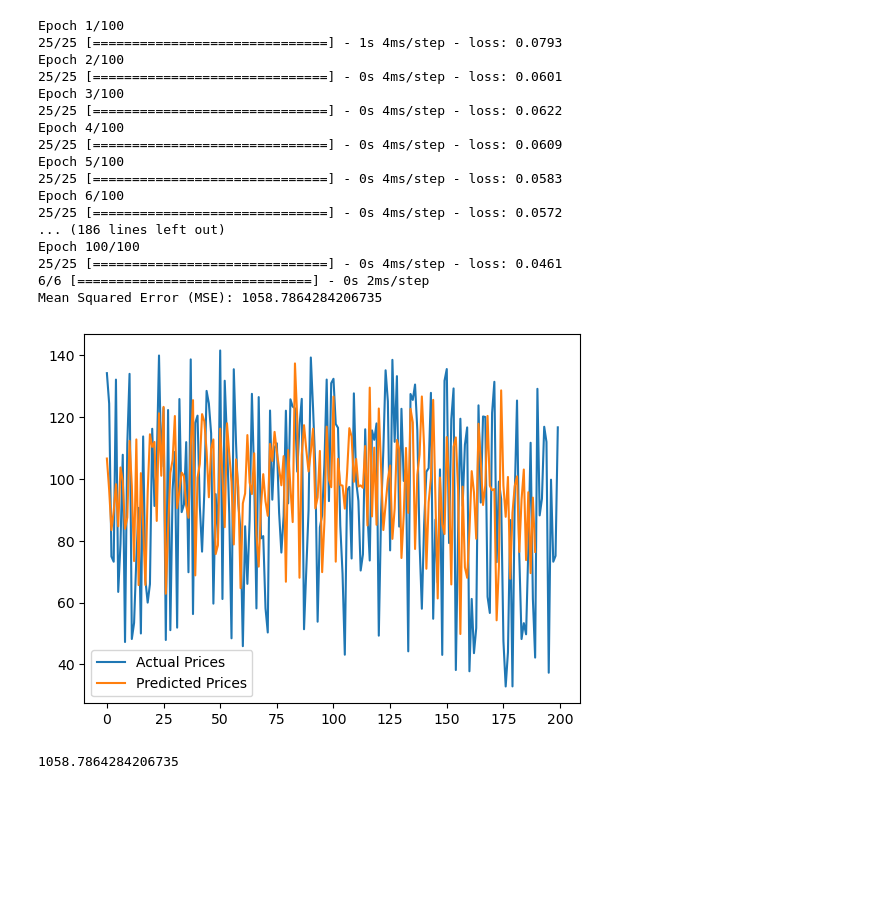
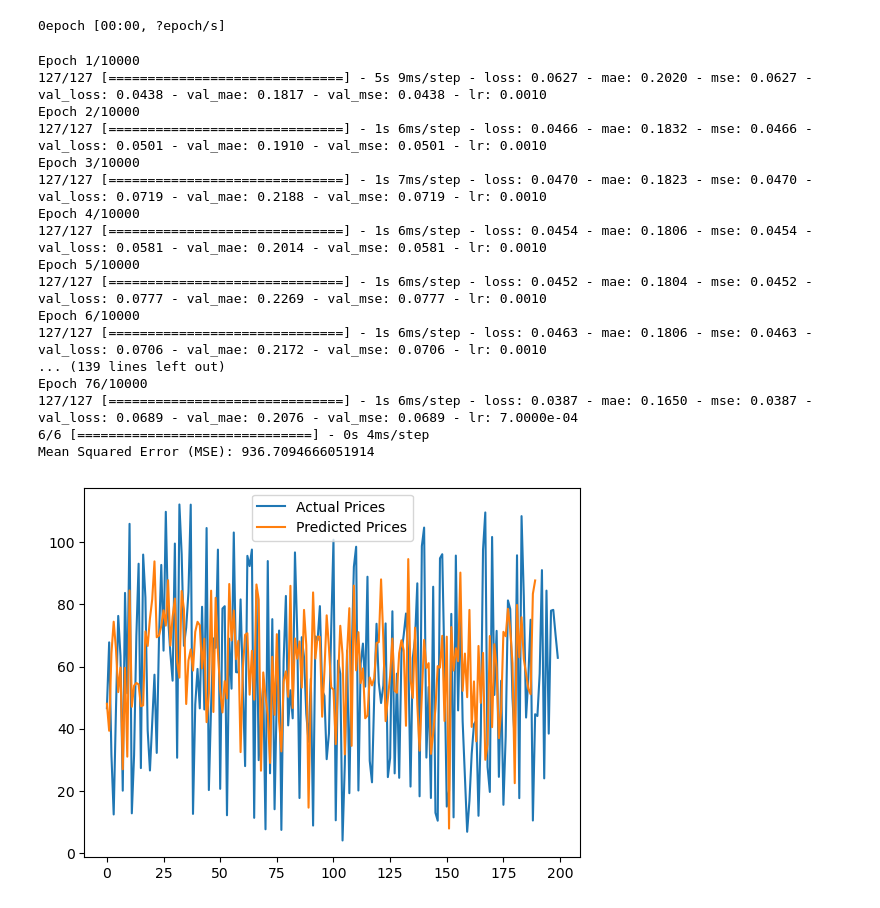
Before and after one commit to sujanme25/CNN-SVR, a Jupyter notebook: CNN+SVR.ipynb, the cells around one changed output. Cells and saved outputs as stored; diff of their text form; code cells hidden in the pictures; blank space fills up the shorter version.

```diff
--- a/CNN+SVR.ipynb
+++ b/CNN+SVR.ipynb
@@ -8,7 +8,8 @@ from sklearn.svm import SVR
 from sklearn.metrics import mean_squared_error
 from tensorflow.keras.models import Sequential
 from tensorflow.keras.layers import Conv1D, MaxPooling1D, Flatten, Dense
-
+from keras.callbacks import ModelCheckpoint, EarlyStopping, ReduceLROnPlateau
+from tqdm.keras import TqdmCallback
 # Load your stock price data (replace 'your_data.csv' with your actual file)
 data = np.random.randint(50, 150, size=1000) + np.cumsum(np.random.normal(0, 1, size=1000))
 data = pd.DataFrame(data, columns=['Close'])
@@ -43,71 +44,85 @@ X_test_cnn, y_test_cnn = prepare_data_cnn(test_scaled, sequence_length)
 
 # Build CNN model
 cnn_model = Sequential()
-cnn_model.add(Conv1D(filters=640, kernel_size=3, activation='relu', input_shape=(sequence_length, 1)))
-cnn_model.add(MaxPooling1D(pool_size=2))
+cnn_model.add(Conv1D(filters=64, kernel_size=1, activation='relu', input_shape=(sequence_length, 1)))
+cnn_model.add(Conv1D(filters=64, kernel_size=1, activation='relu'))
+cnn_model.add(Conv1D(filters=64, kernel_size=1, activation='relu'))
+cnn_model.add(Conv1D(filters=64, kernel_size=1, activation='relu'))
+cnn_model.add(Conv1D(filters=64, kernel_size=1, activation='relu'))
+cnn_model.add(Conv1D(filters=64, kernel_size=1, activation='relu'))
+cnn_model.add(Conv1D(filters=64, kernel_size=1, activation='relu'))
+cnn_model.add(Conv1D(filters=64, kernel_size=1, activation='relu'))
+cnn_model.add(Conv1D(filters=64, kernel_size=1, activation='relu'))
+cnn_model.add(Conv1D(filters=64, kernel_size=1, activation='relu'))
+cnn_model.add(Conv1D(filters=64, kernel_size=1, activation='relu'))
+cnn_model.add(Conv1D(filters=64, kernel_size=1, activation='relu'))
+cnn_model.add(Conv1D(filters=64, kernel_size=1, activation='relu'))
 cnn_model.add(Flatten())
 cnn_model.add(Dense(50, activation='relu'))
 cnn_model.add(Dense(1))
 cnn_model.compile(optimizer='adam', loss='mse')
 
 # Train CNN model
-cnn_model.fit(X_train_cnn, y_train_cnn, epochs=100, batch_size=32)
+cnn_model.compile(optimizer = 'adam', loss = 'mean_squared_error',metrics=['mae', 'mse'])
+lr_reduction = ReduceLROnPlateau(monitor='val_loss',patience=40, verbose=2, factor=0.7,min_delta = 1e-04,
+                             cooldown = 0,min_lr =1e-15)
+callbacks = [EarlyStopping(monitor='val_loss', patience=75),lr_reduction,TqdmCallback(verbose=1) ]
+cnn_model.fit(X_train_cnn, y_train_cnn, epochs =10000,validation_split=0.2, batch_size =5,callbacks=callbacks)
 
 # Make predictions using the CNN model on test data
 cnn_test_predictions = cnn_model.predict(X_test_cnn)
 
 # Flatten the CNN test predictions for SVR input
 cnn_test_predictions_flat = cnn_test_predictions.flatten()
 
 # Prepare data for SVR
 X_train_svr, y_train_svr = prepare_data_svr(train_scaled, sequence_length)
 X_test_svr, y_test_svr = prepare_data_svr(test_scaled, sequence_length)
 
 # Build SVR model
 svr_model = SVR(kernel='rbf')
 
 # Train the SVR model on CNN predictions
 svr_model.fit(X_train_svr, y_train_svr)
 
 # Make predictions using SVR model on CNN test predictions
 final_predictions = svr_model.predict(X_test_svr)
 
 # Inverse transform the scaled data to get actual values
 actual_values = scaler.inverse_transform(test_scaled.reshape(-1, 1)).flatten()
 final_predictions = scaler.inverse_transform(final_predictions.reshape(-1, 1)).flatten()
 
 # Calculate and print the Mean Squared Error (MSE) as an evaluation metric
-mse = mean_squared_error(actual_values[:190], final_predictions)
+mse = mean_squared_error(actual_values[:190].ravel(), final_predictions.ravel())# 10 sequence length
 print(f'Mean Squared Error (MSE): {mse}')
 
 # Plotting (you can use your preferred plotting library)
 import matplotlib.pyplot as plt
 
-plt.plot(actual_values, label='Actual Prices')
-plt.plot(final_predictions, label='Predicted Prices')
+plt.plot(actual_values.ravel(), label='Actual Prices')
+plt.plot(final_predictions.ravel(), label='Predicted Prices')
 plt.legend()
 plt.show()
-mse
 # %% [output]
-Epoch 1/100
-25/25 [==============================] - 1s 4ms/step - loss: 0.0793
-Epoch 2/100
-25/25 [==============================] - 0s 4ms/step - loss: 0.0601
-Epoch 3/100
-25/25 [==============================] - 0s 4ms/step - loss: 0.0622
-Epoch 4/100
-25/25 [==============================] - 0s 4ms/step - loss: 0.0609
-Epoch 5/100
-25/25 [==============================] - 0s 4ms/step - loss: 0.0583
-Epoch 6/100
-25/25 [==============================] - 0s 4ms/step - loss: 0.0572
-... (186 lines left out)
-Epoch 100/100
-25/25 [==============================] - 0s 4ms/step - loss: 0.0461
-6/6 [==============================] - 0s 2ms/step
-Mean Squared Error (MSE): 1058.7864284206735
+0epoch [00:00, ?epoch/s]
+Epoch 1/10000
+127/127 [==============================] - 5s 9ms/step - loss: 0.0627 - mae: 0.2020 - mse: 0.0627 - val_loss: 0.0438 - val_mae: 0.1817 - val_mse: 0.0438 - lr: 0.0010
+Epoch 2/10000
+127/127 [==============================] - 1s 6ms/step - loss: 0.0466 - mae: 0.1832 - mse: 0.0466 - val_loss: 0.0501 - val_mae: 0.1910 - val_mse: 0.0501 - lr: 0.0010
+Epoch 3/10000
+127/127 [==============================] - 1s 7ms/step - loss: 0.0470 - mae: 0.1823 - mse: 0.0470 - val_loss: 0.0719 - val_mae: 0.2188 - val_mse: 0.0719 - lr: 0.0010
+Epoch 4/10000
+127/127 [==============================] - 1s 6ms/step - loss: 0.0454 - mae: 0.1806 - mse: 0.0454 - val_loss: 0.0581 - val_mae: 0.2014 - val_mse: 0.0581 - lr: 0.0010
+Epoch 5/10000
+127/127 [==============================] - 1s 6ms/step - loss: 0.0452 - mae: 0.1804 - mse: 0.0452 - val_loss: 0.0777 - val_mae: 0.2269 - val_mse: 0.0777 - lr: 0.0010
+Epoch 6/10000
+127/127 [==============================] - 1s 6ms/step - loss: 0.0463 - mae: 0.1806 - mse: 0.0463 - val_loss: 0.0706 - val_mae: 0.2172 - val_mse: 0.0706 - lr: 0.0010
+... (139 lines left out)
+Epoch 76/10000
+127/127 [==============================] - 1s 6ms/step - loss: 0.0387 - mae: 0.1650 - mse: 0.0387 - val_loss: 0.0689 - val_mae: 0.2076 - val_mse: 0.0689 - lr: 7.0000e-04
+6/6 [==============================] - 0s 4ms/step
+Mean Squared Error (MSE): 936.7094666051914
-[figure, old version]
+[figure, new version]
-1058.7864284206735
 # %%
 actual_values
 # %% [output]
```
Also changed, not shown: parts of 2 cells of this notebook.
